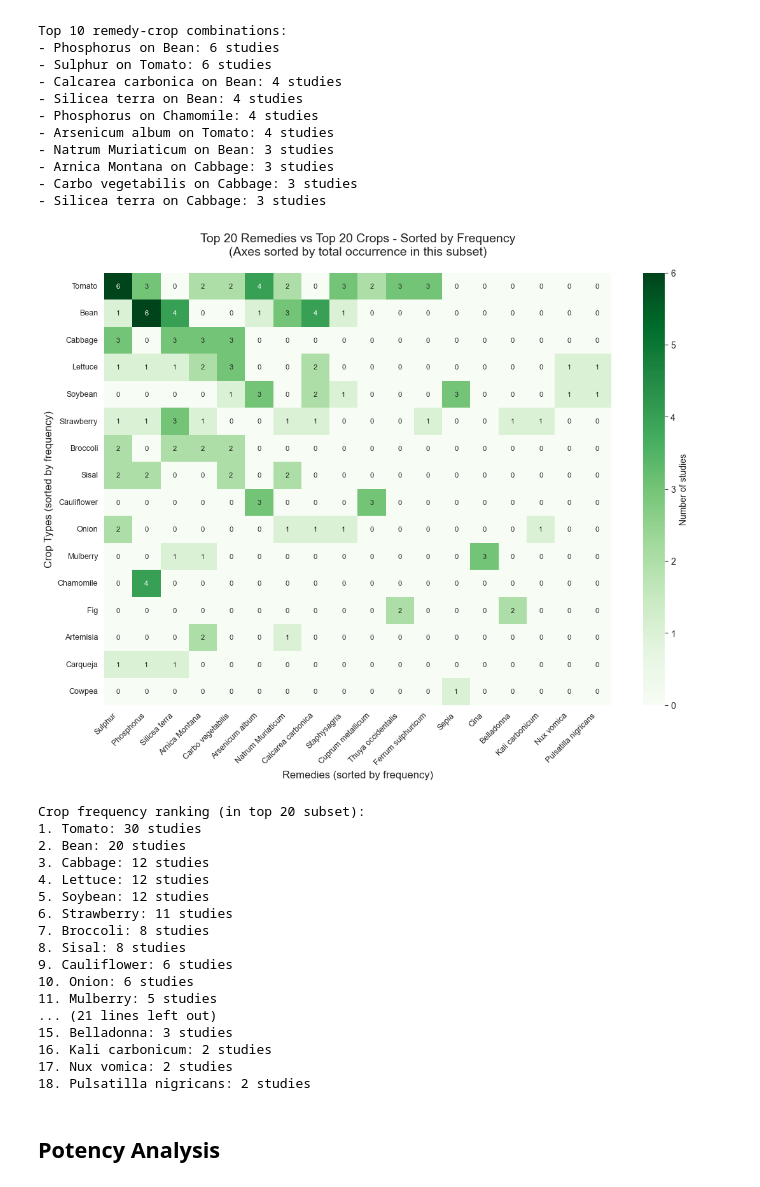
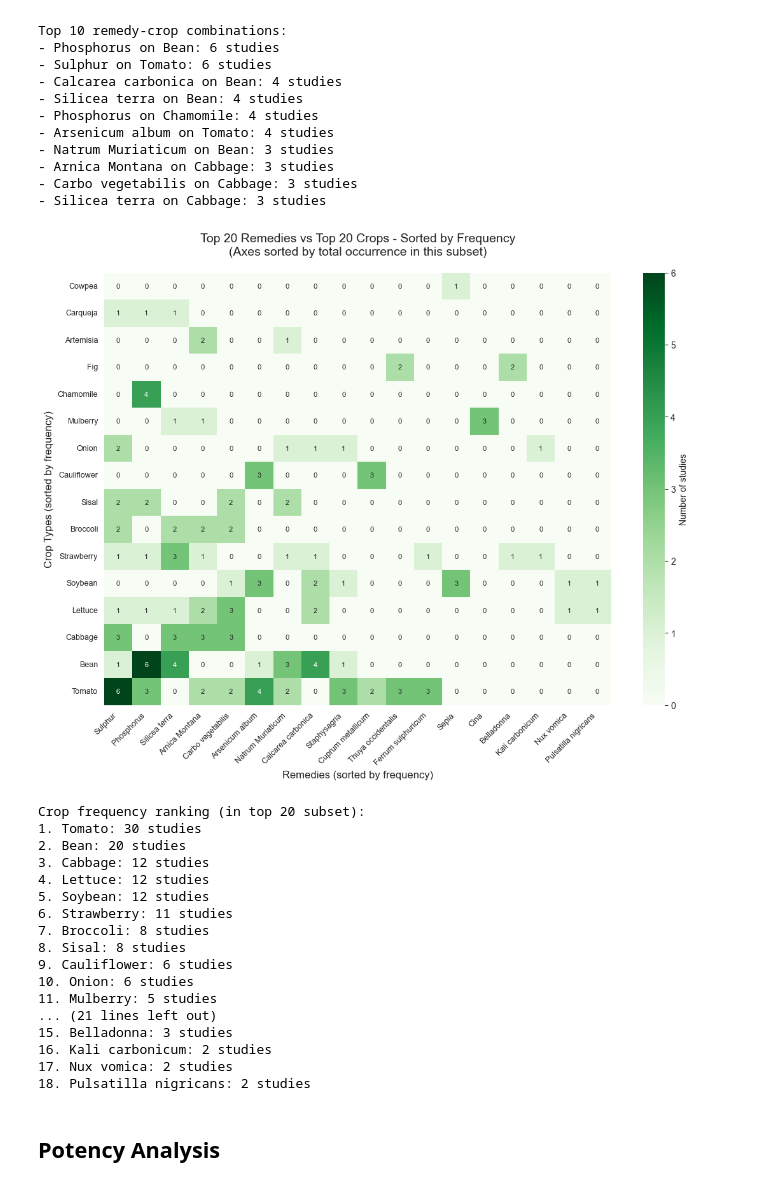
Before and after one commit to OxygenBlueSky/AgroHom, a Jupyter notebook: agro_hom_figures260212.ipynb, the cells around one changed output. Cells and saved outputs as stored; diff of their text form; code cells hidden in the pictures.

```diff
--- a/agro_hom_figures260212.ipynb
+++ b/agro_hom_figures260212.ipynb
@@ -1844,7 +1844,7 @@ Top 10 remedy-crop combinations:
 
 # Sort crops (rows) by total frequency across all remedies
 crop_totals = remedy_crop_matrix.sum(axis=1).sort_values(ascending=False)
-sorted_crops = crop_totals.index.tolist()
+sorted_crops = crop_totals.index.tolist()[::-1]  # reverse: most common at bottom
 
 # Sort remedies (columns) by total frequency across all crops
 remedy_totals = remedy_crop_matrix.sum(axis=0).sort_values(ascending=False)
@@ -1870,34 +1870,34 @@ sns.heatmap(
 ax_sorted.set_xticks([i + 0.5 for i in range(len(remedy_crop_sorted.columns))])
 ax_sorted.set_xticklabels(remedy_crop_sorted.columns, rotation=45, ha='right')
 ax_sorted.set_yticks([i + 0.5 for i in range(len(remedy_crop_sorted.index))])
 ax_sorted.set_yticklabels(remedy_crop_sorted.index, rotation=0)
 
 # Customize the plot
 ax_sorted.set_title(
     'Top 20 Remedies vs Top 20 Crops - Sorted by Frequency\n(Axes sorted by total occurrence in this subset)',
     fontsize=14,
     pad=20
 )
 ax_sorted.tick_params(axis='both', labelsize=HMAP_TICK_FS)
 ax_sorted.set_xlabel('Remedies (sorted by frequency)', fontsize=12)
 ax_sorted.set_ylabel('Crop Types (sorted by frequency)', fontsize=12)
 
 # Save and display
 plt.tight_layout()
 fix_hmap_cbar(fig_sorted, ax_sorted)
 fig_sorted.savefig('remedy_crop_correlation_heatmap_sorted.png', dpi=300, bbox_inches='tight')
 plt.show()
 
 # Print frequency rankings
 print(f"\nCrop frequency ranking (in top 20 subset):")
 for i, (crop, count) in enumerate(crop_totals.items(), 1):
     print(f"{i}. {crop}: {count} studies")
 
 print(f"\nRemedy frequency ranking (in top 20 subset):")
 for i, (remedy, count) in enumerate(remedy_totals.items(), 1):
     print(f"{i}. {remedy}: {count} studies")
 # %% [output]
-[figure, old version]
+[figure, new version]
 Crop frequency ranking (in top 20 subset):
 1. Tomato: 30 studies
 2. Bean: 20 studies
```
Also changed, not shown: parts of 3 cells of this notebook.
